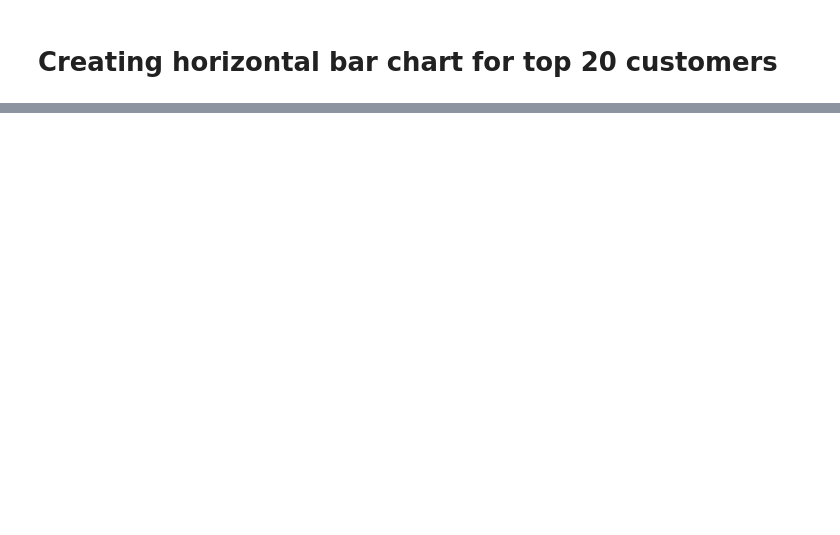
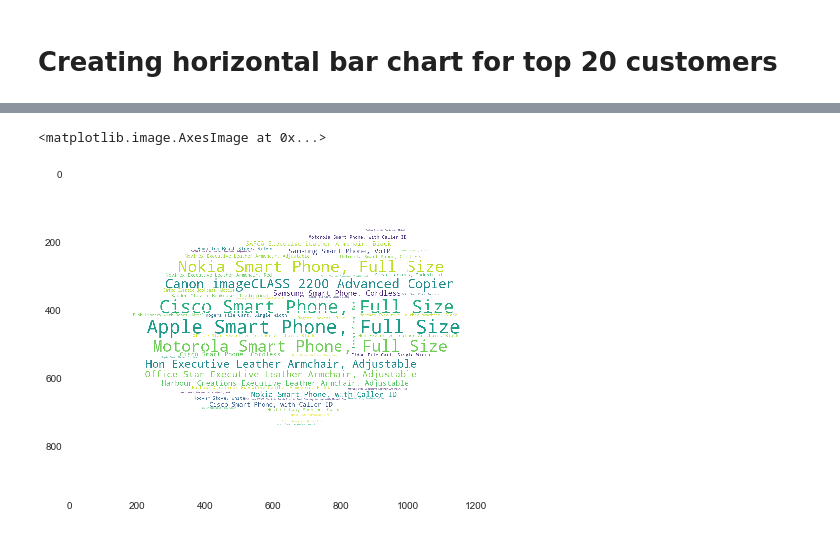
Before and after one commit to SUBHBHAT000/PandasSnippets, a Jupyter notebook: 10_Visualization_using_pandas.ipynb, the cells around one changed output, grey strips where cells are left out. Drawn from its saved outputs; the diff is of its cells as text; code cells hidden in the pictures; blank space fills up the shorter version.

Commit message:
Added the word cloud visualization
Added the word cloud visualization

```diff
--- a/10_Visualization_using_pandas.ipynb
+++ b/10_Visualization_using_pandas.ipynb
@@ -409,0 +425,25 @@ plt.show()
+# %%
+##Group by product name
+#Import the libraries required for the word cloud
+import os
+from PIL import Image
+import numpy as np
+from wordcloud import WordCloud, STOPWORDS
+
+order_by_product_df = global_superstore_df.groupby('Product Name')
+
+dict_product_sales = {}
+for product_name,group_by_product_df in order_by_product_df:
+    dict_product_sales[product_name] = group_by_product_df['Sales'].sum()
+
+image_dir = os.path.join(os.getcwd(),"images")
+mask = np.array(Image.open(os.path.join(image_dir,"cloud.png")))
+wc = WordCloud(background_color="white",mask = mask,
+               width=1500,
+               height=1500,
+               max_words=50,
+               ).generate_from_frequencies(dict_product_sales)
+plt.imshow(wc)
+# %% [output]
+<matplotlib.image.AxesImage at 0x...>
+[figure, added]
```
Also changed, not shown: parts of 7 cells of this notebook.
